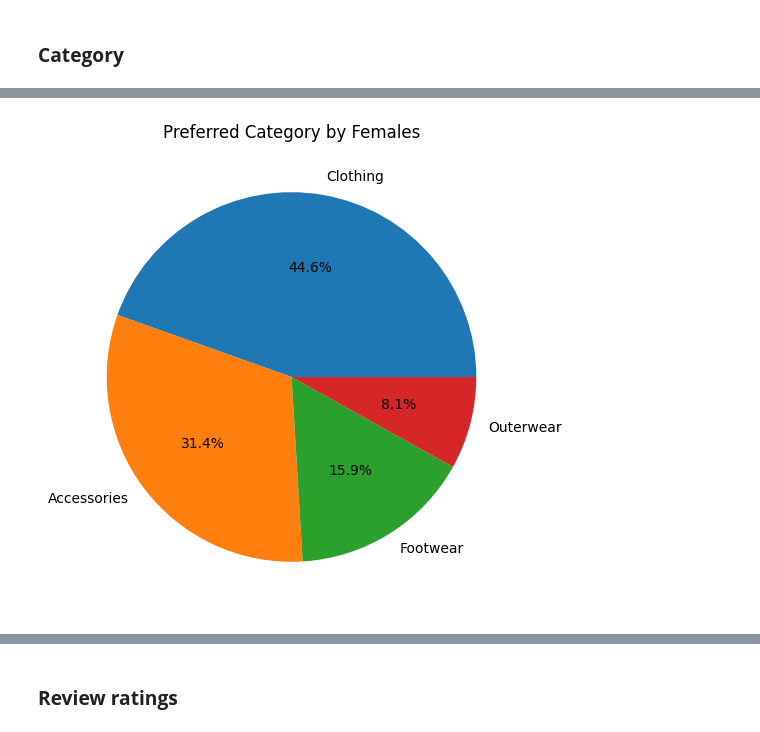
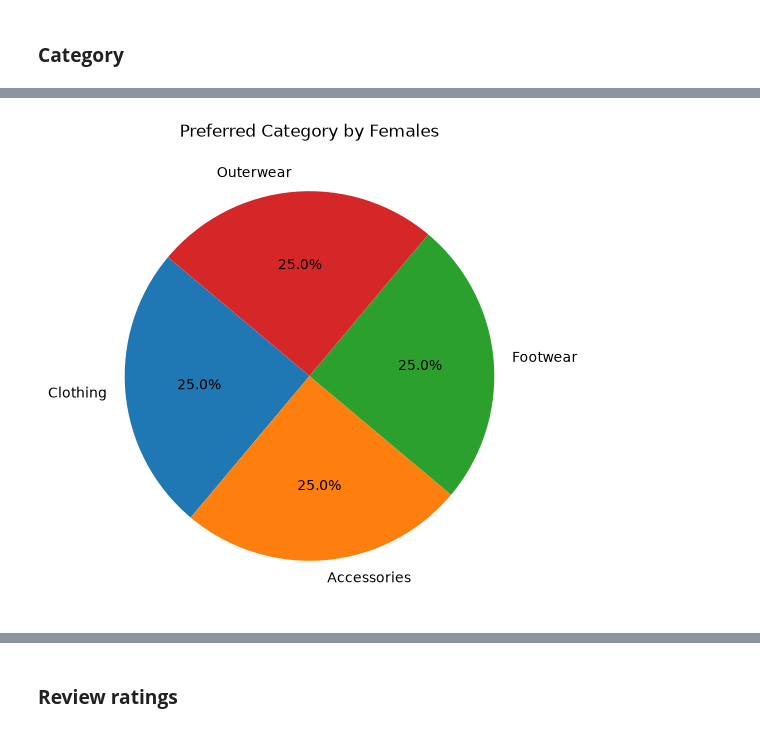
Before and after one commit to antrandevv/PandasFromZeroToHero, a Jupyter notebook: Practices_w3/w5_2.ipynb, the cells around one changed output, grey strips where cells are left out. Drawn from its saved outputs; the diff is of its cells as text; code cells hidden in the pictures.

```diff
--- a/Practices_w3/w5_2.ipynb
+++ b/Practices_w3/w5_2.ipynb
@@ -183,2 +216,7 @@ sns.barplot(
 # %%
 # TODO: count Category with value_counts().reset_index() for male_df and female_df
+male_df=df[df['Gender']=='Male']['Category'].value_counts().reset_index()
+male_df
+
+female_df=df[df['Gender']=='Female']['Category'].value_counts().reset_index()
+female_df
@@ -224,13 +278,16 @@ sns.barplot(
 # TODO: create waffle_data_f from female_df['Category'].value_counts()
 # %%
 # TODO: plot a pie chart of preferred Category for females with plt.pie()
-# plt.figure(figsize=(6, 6))
-# plt.pie(
-#    ?
-# )
-# plt.title("Preferred Category by Females")
-# plt.show()
+plt.figure(figsize=(6, 6))
+plt.pie(
+   female_df['Category'].value_counts(),
+   labels=female_df['Category'].value_counts().index,
+   autopct='%1.1f%%',
+   startangle=140
+)
+plt.title("Preferred Category by Females")
+plt.show()
 # %% [output]
-[figure, old version]
+[figure, new version]
 # %%
 # TODO: plot a pie chart of preferred Category for males with plt.pie()
```
Also changed, not shown: parts of 20 cells of this notebook, 1 other file.
